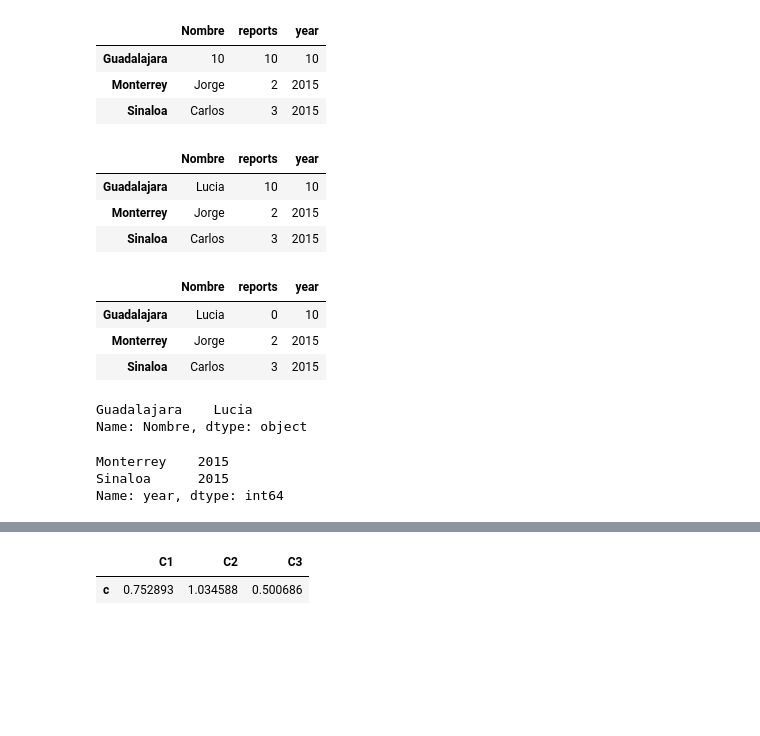
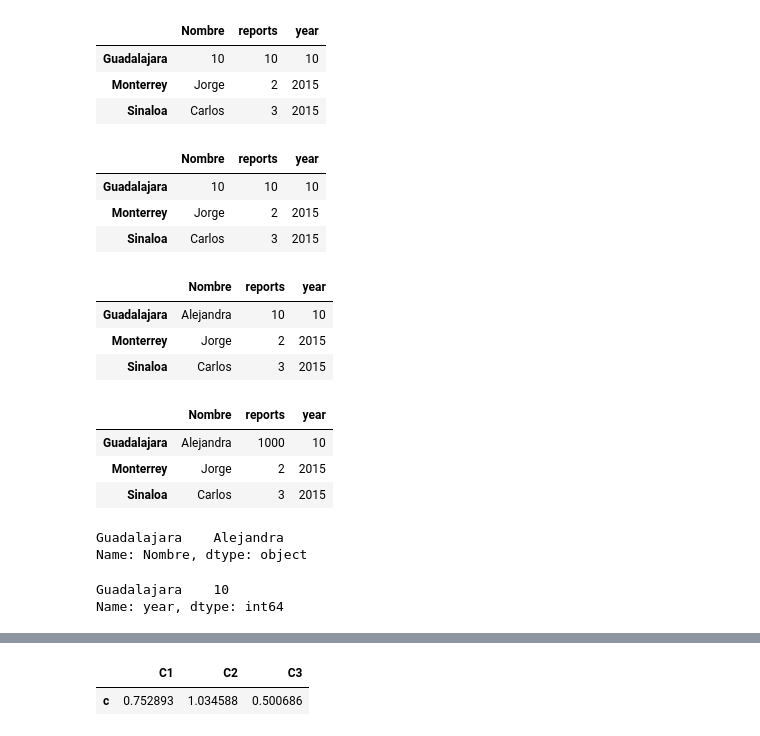
Before and after one commit to INGEOTEC/mccd2018, a Jupyter notebook: notebooks/01-Python-002.ipynb, the cells around one changed output, grey strips where cells are left out. Drawn from its saved outputs; the diff is of its cells as text; code cells hidden in the pictures; blank space fills up the shorter version.

```diff
--- a/notebooks/01-Python-002.ipynb
+++ b/notebooks/01-Python-002.ipynb
@@ -302,39 +307,45 @@ df_2
 | Guadalajara | 10 | 10 | 10 |
 | Monterrey | Jorge | 2 | 2015 |
 | Sinaloa | Carlos | 3 | 2015 |
+# %%
+df
+# %% [output]
+|  | Nombre | reports | year |
+| Guadalajara | 10 | 10 | 10 |
+| Monterrey | Jorge | 2 | 2015 |
+| Sinaloa | Carlos | 3 | 2015 |
 # %%
 # Si queremos modificar un valor especifico,
 # por ejemplo el nombre del Registro con índice "Guadalajara"
 # utilizamos la opción loc
 
-df_2.loc[df_2.index=="Guadalajara","Nombre"] = 'Lucia'
+df_2.loc[df_2.index=="Guadalajara","Nombre"] = 'Alejandra'
 df_2
 # %% [output]
 |  | Nombre | reports | year |
-| Guadalajara | Lucia | 10 | 10 |
+| Guadalajara | Alejandra | 10 | 10 |
 | Monterrey | Jorge | 2 | 2015 |
 | Sinaloa | Carlos | 3 | 2015 |
 # %%
 #Colocando valores en un renglón especifico y columna especifica
-df_2.iat[0,1] = 0
+df_2.iat[0,1] = 1000
 
 df_2
 # %% [output]
 |  | Nombre | reports | year |
-| Guadalajara | Lucia | 0 | 10 |
+| Guadalajara | Alejandra | 1000 | 10 |
 | Monterrey | Jorge | 2 | 2015 |
 | Sinaloa | Carlos | 3 | 2015 |
 # %%
 #Selección de fragmentos del dataframe
 df_2[df_2.index=="Guadalajara"]['Nombre']
 # %% [output]
-Guadalajara    Lucia
+Guadalajara    Alejandra
 Name: Nombre, dtype: object
 # %%
-df_2[df_2.reports >=2]['year']
+df_2[df_2.reports >=100]['year']
 # %% [output]
-Monterrey    2015
-Sinaloa      2015
+Guadalajara    10
 Name: year, dtype: int64
 # %%
 import numpy as np
```
Also changed, not shown: parts of 25 cells of this notebook, 4 other files.
